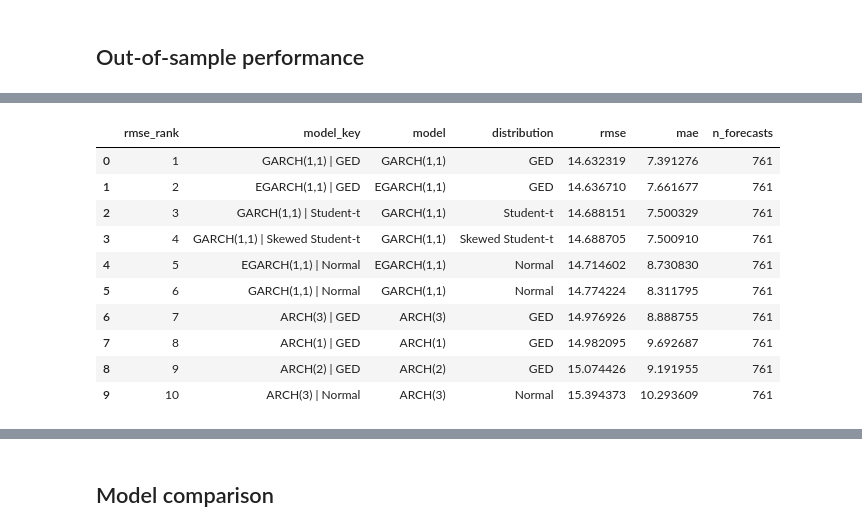
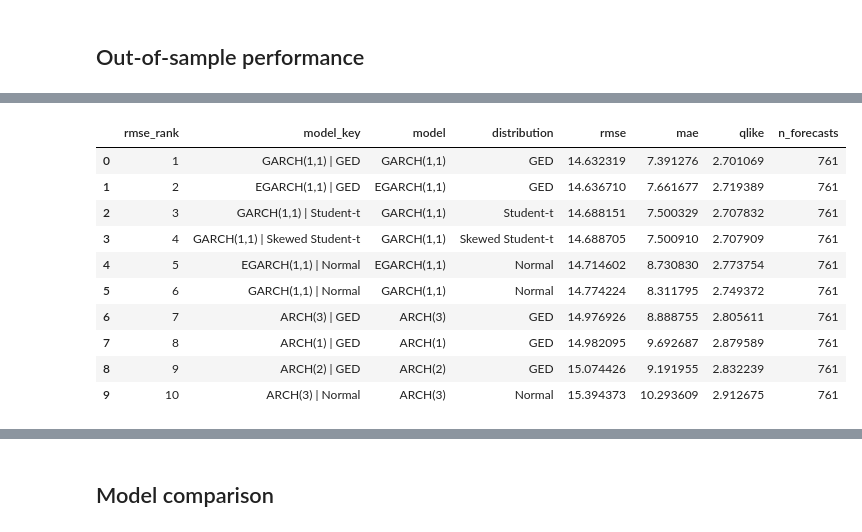
Before and after one commit to matthijs174/project, a Jupyter notebook: notebooks/02_model_estimation_and_forecasting.ipynb, the cells around one changed output, grey strips where cells are left out. Saved outputs shown, nothing was run; the diff lists cells and outputs as text; code cells hidden in the pictures.

```diff
--- a/notebooks/02_model_estimation_and_forecasting.ipynb
+++ b/notebooks/02_model_estimation_and_forecasting.ipynb
@@ -106,7 +106,7 @@ def fit_volatility_model(
     o=0,
     q=0,
     distribution="normal",
-    distribution_name=None,
+    distribution_name="Normal",
     mean_model="Constant",
     rescale=False,
     cov_type="classic"
@@ -1199,6 +1199,18 @@ def compute_mae(actual, forecast):
     mae = np.mean(np.abs(forecast_error))
 
     return mae
+
+def compute_qlike(actual, forecast):
+    """
+    Compute the QLIKE loss between a realised volatility proxy and
+    a strictly positive variance forecast.
+    """
+    assert (forecast > 0).all(), "QLIKE requires strictly positive forecasts."
+    assert (actual >= 0).all(), "The realised volatility proxy should be non-negative."
+
+    qlike = np.mean(np.log(forecast) + actual / forecast)
+
+    return qlike
 # %%
 forecast_accuracy_rows = []
 
@@ -1216,6 +1228,11 @@ for model_key in variance_forecast_table.columns:
         forecast=forecast
     )
 
+    qlike = compute_qlike(
+    actual=actual_volatility,
+    forecast=forecast
+    )
+
     model_name, distribution_name = model_key.split(" | ")
 
     forecast_accuracy_rows.append({
@@ -1224,6 +1241,7 @@ for model_key in variance_forecast_table.columns:
         "distribution": distribution_name,
         "rmse": rmse,
         "mae": mae,
+        "qlike": qlike,
         "n_forecasts": len(forecast)
     })
 
@@ -1259,46 +1277,67 @@ mae_ranking = forecast_accuracy_table.sort_values(
     ascending=True
 ).reset_index(drop=True)
 
+qlike_ranking = forecast_accuracy_table.sort_values(
+    by="qlike",
+    ascending=True
+).reset_index(drop=True)
+
 rmse_ranking["rmse_rank"] = np.arange(1, len(rmse_ranking) + 1)
 mae_ranking["mae_rank"] = np.arange(1, len(mae_ranking) + 1)
+qlike_ranking["qlike_rank"] = np.arange(1, len(qlike_ranking) + 1)
 
 rmse_ranking = rmse_ranking[
     [
         "rmse_rank",
         "model_key",
         "model",
         "distribution",
         "rmse",
         "mae",
+        "qlike",
         "n_forecasts"
     ]
 ]
 
 mae_ranking = mae_ranking[
     [
         "mae_rank",
         "model_key",
         "model",
         "distribution",
         "rmse",
         "mae",
+        "qlike",
+        "n_forecasts"
+    ]
+]
+
+qlike_ranking = qlike_ranking[
+    [
+        "qlike_rank",
+        "model_key",
+        "model",
+        "distribution",
+        "rmse",
+        "mae",
+        "qlike",
         "n_forecasts"
     ]
 ]
 
 rmse_ranking.head(10)
 # %% [output]
-|  | rmse_rank | model_key | model | distribution | rmse | mae | n_forecasts |
-| 0 | 1 | GARCH(1,1) | GED | GARCH(1,1) | GED | 14.632319 | 7.391276 | 761 |
-| 1 | 2 | EGARCH(1,1) | GED | EGARCH(1,1) | GED | 14.636710 | 7.661677 | 761 |
-| 2 | 3 | GARCH(1,1) | Student-t | GARCH(1,1) | Student-t | 14.688151 | 7.500329 | 761 |
-| 3 | 4 | GARCH(1,1) | Skewed Student-t | GARCH(1,1) | Skewed Student-t | 14.688705 | 7.500910 | 761 |
-| 4 | 5 | EGARCH(1,1) | Normal | EGARCH(1,1) | Normal | 14.714602 | 8.730830 | 761 |
-| 5 | 6 | GARCH(1,1) | Normal | GARCH(1,1) | Normal | 14.774224 | 8.311795 | 761 |
-| 6 | 7 | ARCH(3) | GED | ARCH(3) | GED | 14.976926 | 8.888755 | 761 |
-| 7 | 8 | ARCH(1) | GED | ARCH(1) | GED | 14.982095 | 9.692687 | 761 |
-| 8 | 9 | ARCH(2) | GED | ARCH(2) | GED | 15.074426 | 9.191955 | 761 |
-| 9 | 10 | ARCH(3) | Normal | ARCH(3) | Normal | 15.394373 | 10.293609 | 761 |
+|  | rmse_rank | model_key | model | distribution | rmse | mae | qlike | n_forecasts |
+| 0 | 1 | GARCH(1,1) | GED | GARCH(1,1) | GED | 14.632319 | 7.391276 | 2.701069 | 761 |
+| 1 | 2 | EGARCH(1,1) | GED | EGARCH(1,1) | GED | 14.636710 | 7.661677 | 2.719389 | 761 |
+| 2 | 3 | GARCH(1,1) | Student-t | GARCH(1,1) | Student-t | 14.688151 | 7.500329 | 2.707832 | 761 |
+| 3 | 4 | GARCH(1,1) | Skewed Student-t | GARCH(1,1) | Skewed Student-t | 14.688705 | 7.500910 | 2.707909 | 761 |
+| 4 | 5 | EGARCH(1,1) | Normal | EGARCH(1,1) | Normal | 14.714602 | 8.730830 | 2.773754 | 761 |
+| 5 | 6 | GARCH(1,1) | Normal | GARCH(1,1) | Normal | 14.774224 | 8.311795 | 2.749372 | 761 |
+| 6 | 7 | ARCH(3) | GED | ARCH(3) | GED | 14.976926 | 8.888755 | 2.805611 | 761 |
+| 7 | 8 | ARCH(1) | GED | ARCH(1) | GED | 14.982095 | 9.692687 | 2.879589 | 761 |
+| 8 | 9 | ARCH(2) | GED | ARCH(2) | GED | 15.074426 | 9.191955 | 2.832239 | 761 |
+| 9 | 10 | ARCH(3) | Normal | ARCH(3) | Normal | 15.394373 | 10.293609 | 2.912675 | 761 |
 # %%
 best_rmse_model_key = rmse_ranking.loc[0, "model_key"]
 best_mae_model_key = mae_ranking.loc[0, "model_key"]
```
Also changed, not shown: parts of 7 cells of this notebook.
